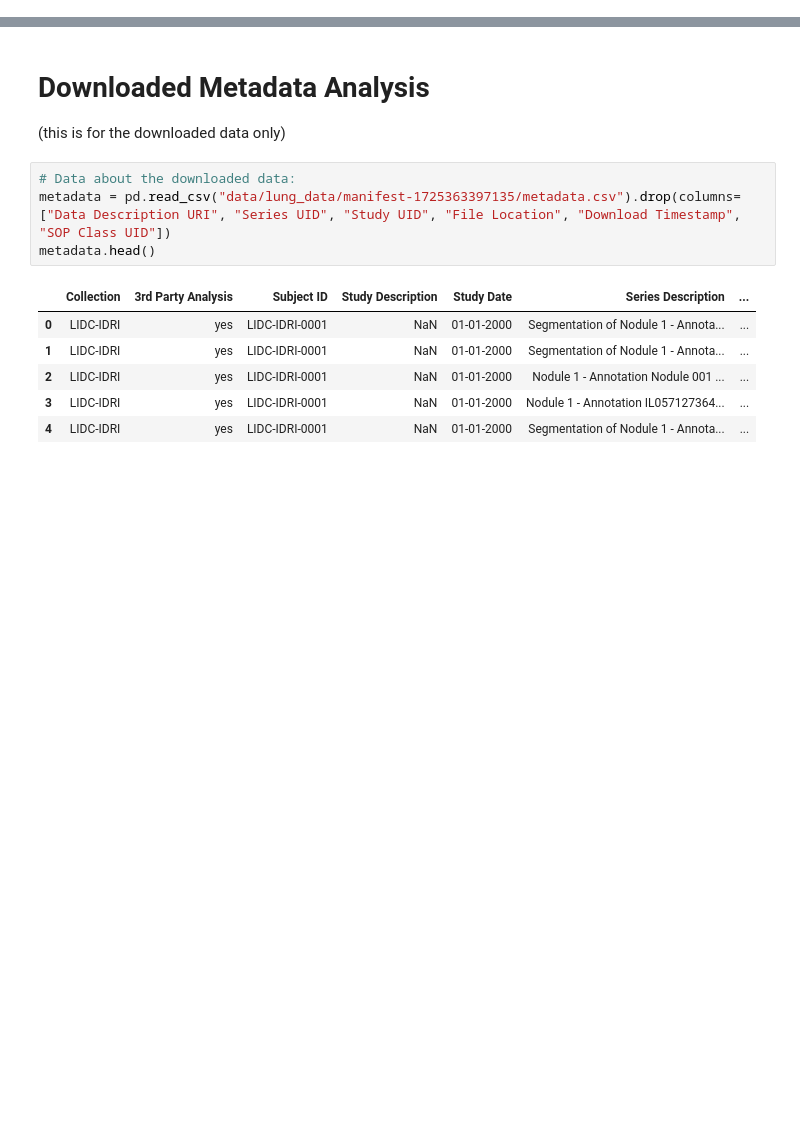
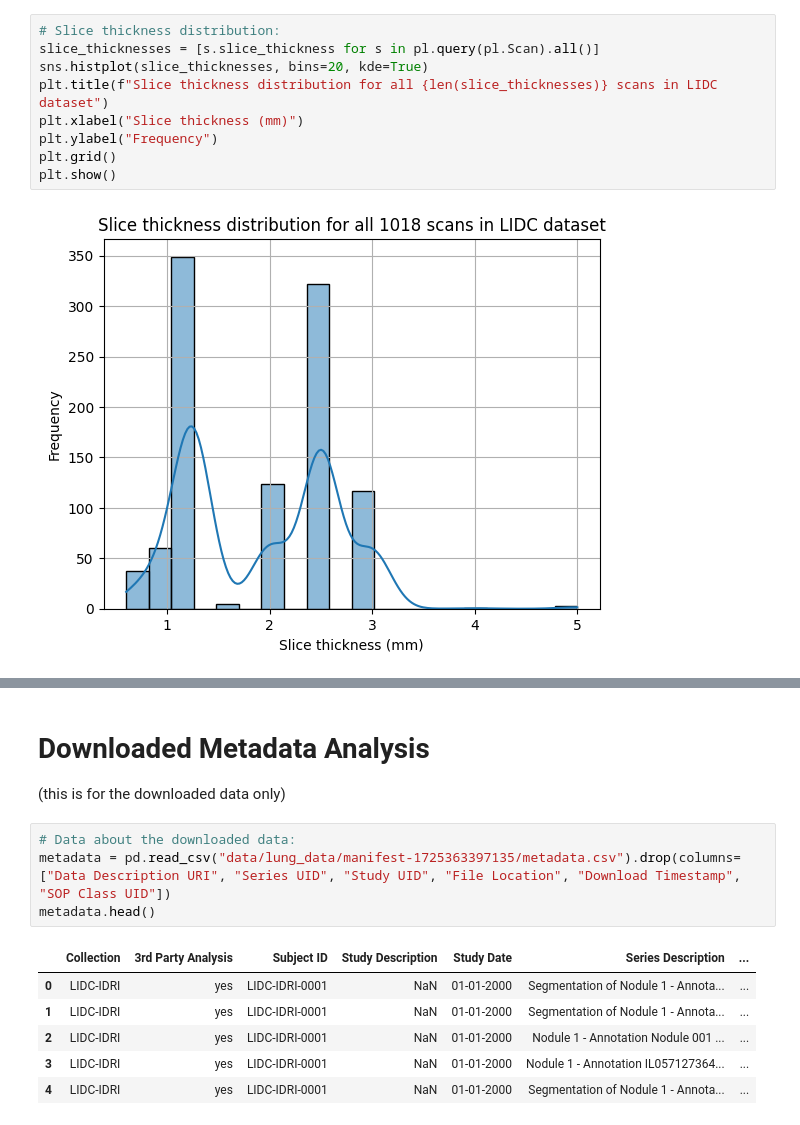
Before and after one commit to maxADeVisser/master_thesis, a Jupyter notebook: adhoc/lidc_eda.ipynb, the cells around one changed output, grey strips where cells are left out. Drawn from its saved outputs; the diff is of its cells as text; blank space fills up the shorter version.

```diff
--- a/testing/lidc_eda.ipynb
+++ b/adhoc/lidc_eda.ipynb
@@ -4,0 +29,11 @@ import numpy as np
+# %%
+# Slice thickness distribution:
+slice_thicknesses = [s.slice_thickness for s in pl.query(pl.Scan).all()]
+sns.histplot(slice_thicknesses, bins=20, kde=True)
+plt.title(f"Slice thickness distribution for all {len(slice_thicknesses)} scans in LIDC dataset")
+plt.xlabel("Slice thickness (mm)")
+plt.ylabel("Frequency")
+plt.grid()
+plt.show()
+# %% [output]
+[figure, added]
```
Also changed, not shown: parts of 13 cells of this notebook, 5 other files.
